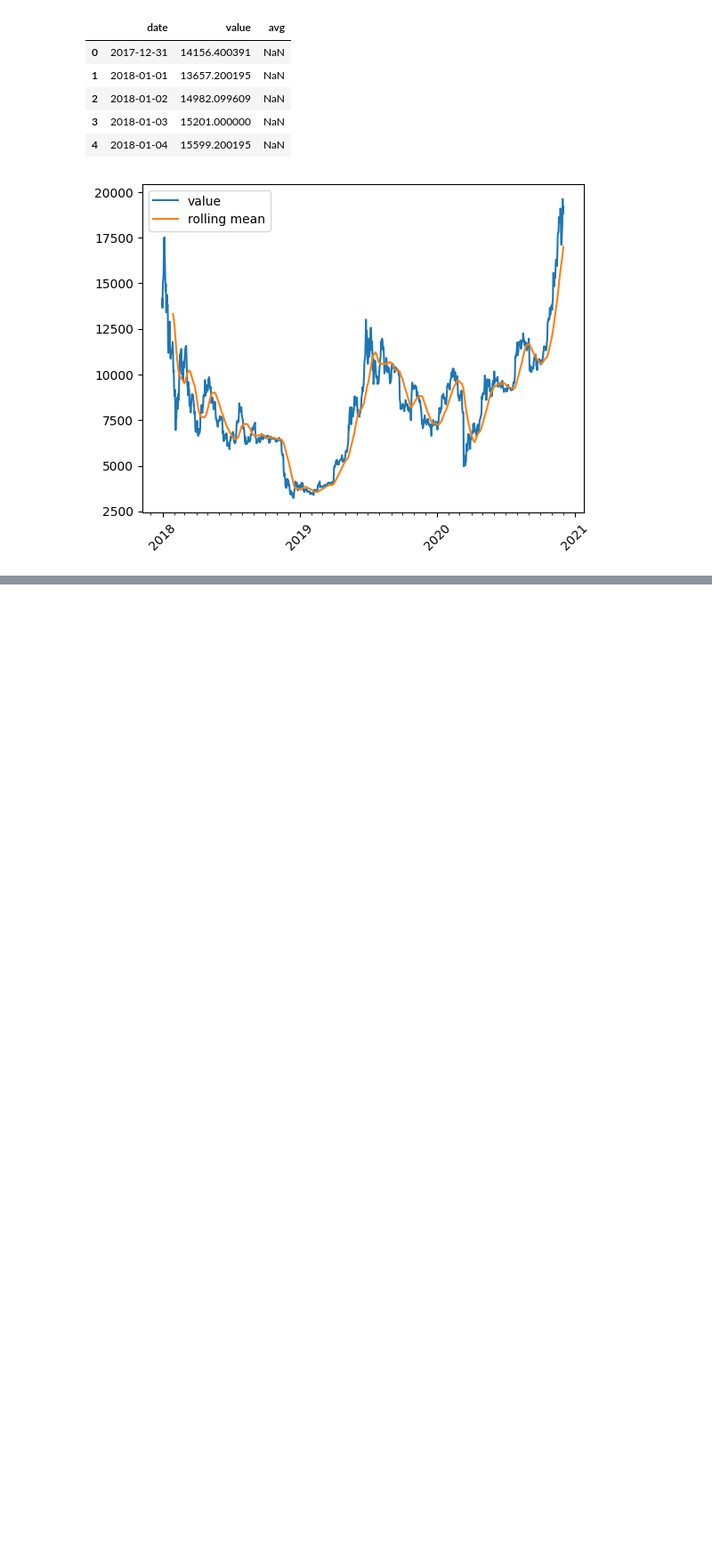
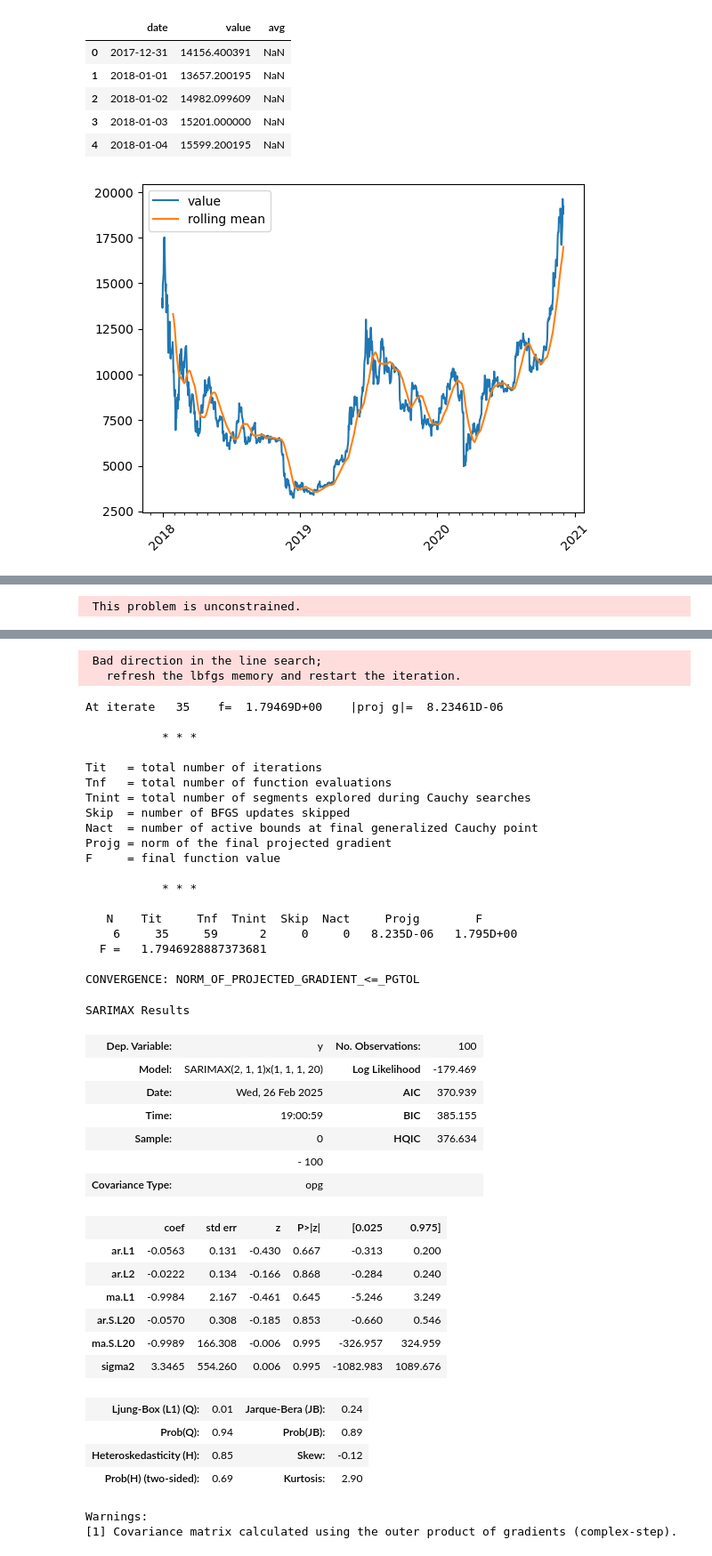
Before and after one commit to fenna/BFVM23PROGRAM3, a Jupyter notebook: demos/demo-arma-and-friends.ipynb, the cells around one changed output, grey strips where cells are left out. Shown at 89% size. Cells and saved outputs as stored; diff of their text form; code cells hidden in the pictures; blank space fills up the shorter version.

```diff
--- a/demos/demo-arma-and-friends.ipynb
+++ b/demos/demo-arma-and-friends.ipynb
@@ -122,0 +195,6 @@ fig = sm.graphics.tsa.plot_pacf(dta, lags=40, ax=ax2)
+# %%
+sarima_model = sm.tsa.SARIMAX(seasonal_data, order=(2, 1, 1), seasonal_order=(1, 1, 1, 20))
+sarima_results = sarima_model.fit()
+sarima_results.summary()
+# %% [output]
+ This problem is unconstrained.
@@ -122,0 +218,42 @@ fig = sm.graphics.tsa.plot_pacf(dta, lags=40, ax=ax2)
+ Bad direction in the line search;
+   refresh the lbfgs memory and restart the iteration.
+At iterate   35    f=  1.79469D+00    |proj g|=  8.23461D-06
+
+           * * *
+
+Tit   = total number of iterations
+Tnf   = total number of function evaluations
+Tnint = total number of segments explored during Cauchy searches
+Skip  = number of BFGS updates skipped
+Nact  = number of active bounds at final generalized Cauchy point
+Projg = norm of the final projected gradient
+F     = final function value
+
+           * * *
+
+   N    Tit     Tnf  Tnint  Skip  Nact     Projg        F
+    6     35     59      2     0     0   8.235D-06   1.795D+00
+  F =   1.7946928887373681
+
+CONVERGENCE: NORM_OF_PROJECTED_GRADIENT_<=_PGTOL
+SARIMAX Results
+| Dep. Variable: | y | No. Observations: | 100 |
+| Model: | SARIMAX(2, 1, 1)x(1, 1, 1, 20) | Log Likelihood | -179.469 |
+| Date: | Wed, 26 Feb 2025 | AIC | 370.939 |
+| Time: | 19:00:59 | BIC | 385.155 |
+| Sample: | 0 | HQIC | 376.634 |
+|  | - 100 |  |  |
+| Covariance Type: | opg |  |  |
+|  | coef | std err | z | P>|z| | [0.025 | 0.975] |
+| ar.L1 | -0.0563 | 0.131 | -0.430 | 0.667 | -0.313 | 0.200 |
+| ar.L2 | -0.0222 | 0.134 | -0.166 | 0.868 | -0.284 | 0.240 |
+| ma.L1 | -0.9984 | 2.167 | -0.461 | 0.645 | -5.246 | 3.249 |
+| ar.S.L20 | -0.0570 | 0.308 | -0.185 | 0.853 | -0.660 | 0.546 |
+| ma.S.L20 | -0.9989 | 166.308 | -0.006 | 0.995 | -326.957 | 324.959 |
+| sigma2 | 3.3465 | 554.260 | 0.006 | 0.995 | -1082.983 | 1089.676 |
+| Ljung-Box (L1) (Q): | 0.01 | Jarque-Bera (JB): | 0.24 |
+| Prob(Q): | 0.94 | Prob(JB): | 0.89 |
+| Heteroskedasticity (H): | 0.85 | Skew: | -0.12 |
+| Prob(H) (two-sided): | 0.69 | Kurtosis: | 2.90 |
+Warnings:
+[1] Covariance matrix calculated using the outer product of gradients (complex-step).
```
Also changed, not shown: parts of 23 cells of this notebook.
